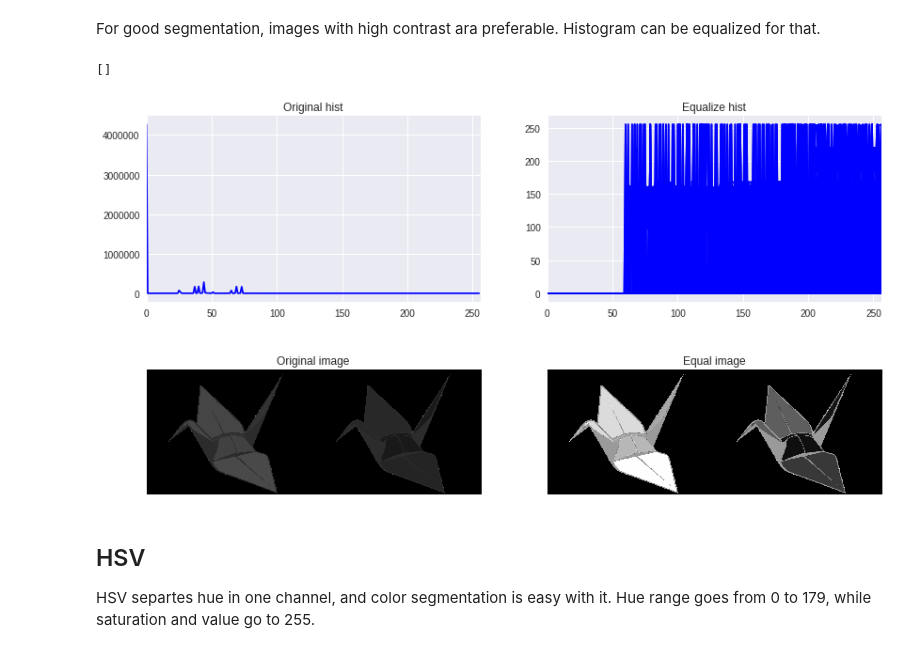
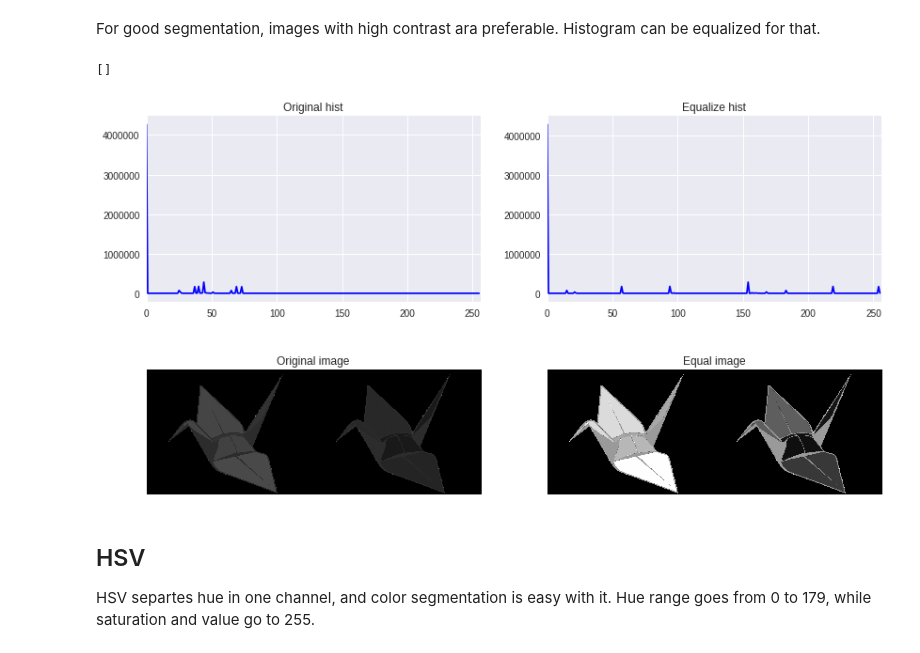
Before and after one commit to JaledMC/Learning-Artificial-Vision, a Jupyter notebook: histograms_HSV_images.ipynb, the cells around one changed output. Drawn from its saved outputs; the diff is of its cells as text; code cells hidden in the pictures.

```diff
--- a/histograms_HSV_images.ipynb
+++ b/histograms_HSV_images.ipynb
@@ -79,31 +79,32 @@ For good segmentation, images with high contrast ara preferable. Histogram can b
 # Original hist
 histr = cv2.calcHist([image_gray], [0], None, [256], [0,256])
 # Equalized hist
-equal_histr = cv2.equalizeHist(image_gray)
+equal_image = cv2.equalizeHist(image_gray)
+equal_histr = cv2.calcHist([equal_image], [0], None, [256], [0,256])
 # %%
 # Representation
 fig, axes = plt.subplots(2, 2, figsize=(14, 8))
 
 axes[0][0].plot(histr,color = 'b')
 axes[0][0].set_title('Original hist')
 axes[0][0].axis(xmin=0, xmax=256)
 
 axes[0][1].plot(equal_histr, color = 'b')
 axes[0][1].set_title('Equalize hist')
 axes[0][1].axis(xmin=0, xmax=256)
 
 axes[1][0].imshow(image_gray, cmap='gray')
 axes[1][0].set_title('Original image')
-axes[1][1].imshow(equal_histr, cmap='gray')
+axes[1][1].imshow(equal_image, cmap='gray')
 axes[1][1].set_title('Equal image')
 
 axes[1][0].set_xticks([])
 axes[1][0].set_yticks([])
 axes[1][1].set_xticks([])
 axes[1][1].set_yticks([])
 # %% [output]
 []
-[figure, old version]
+[figure, new version]
 # %% [markdown]
 ## HSV
 
```
